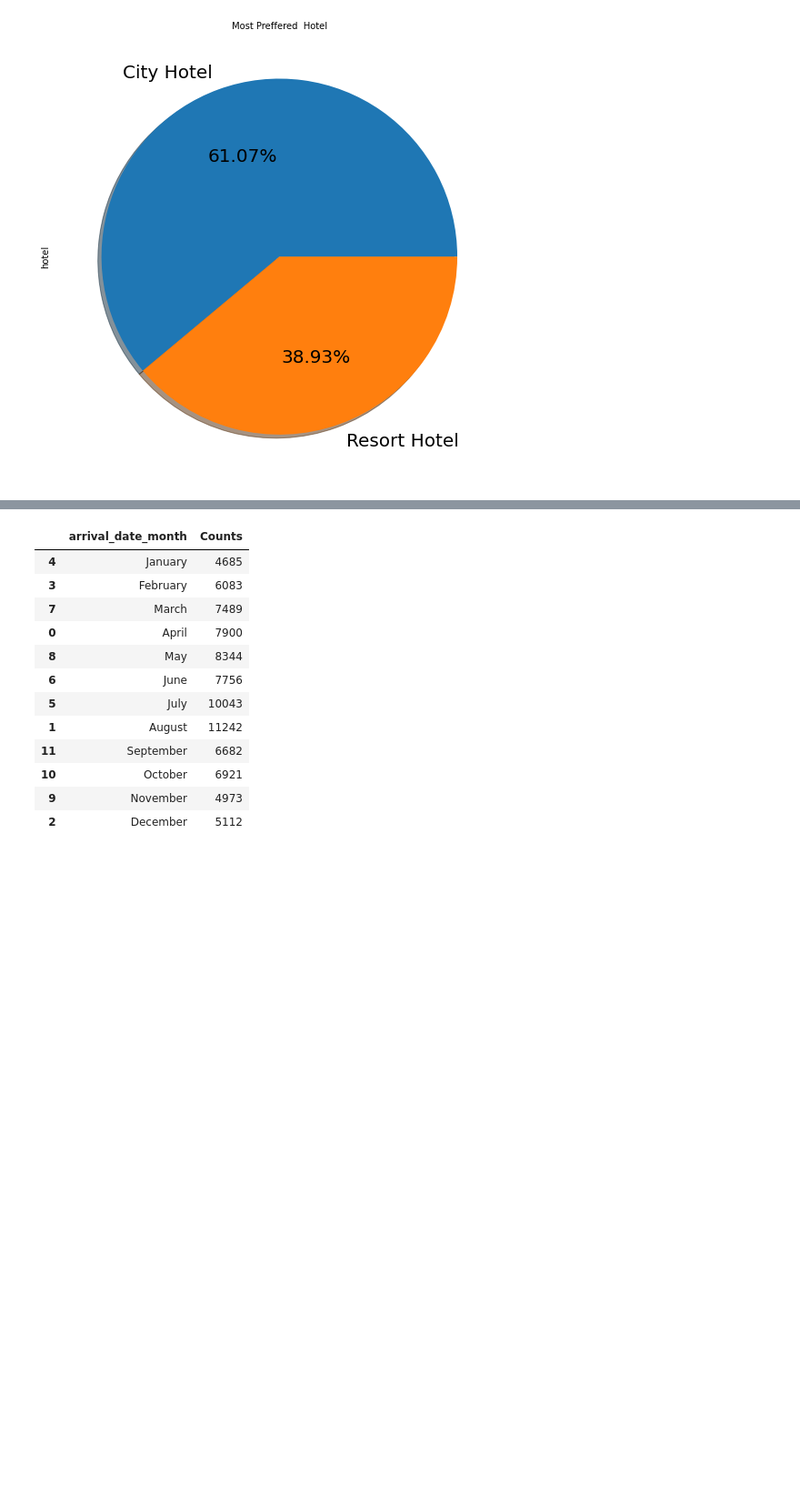
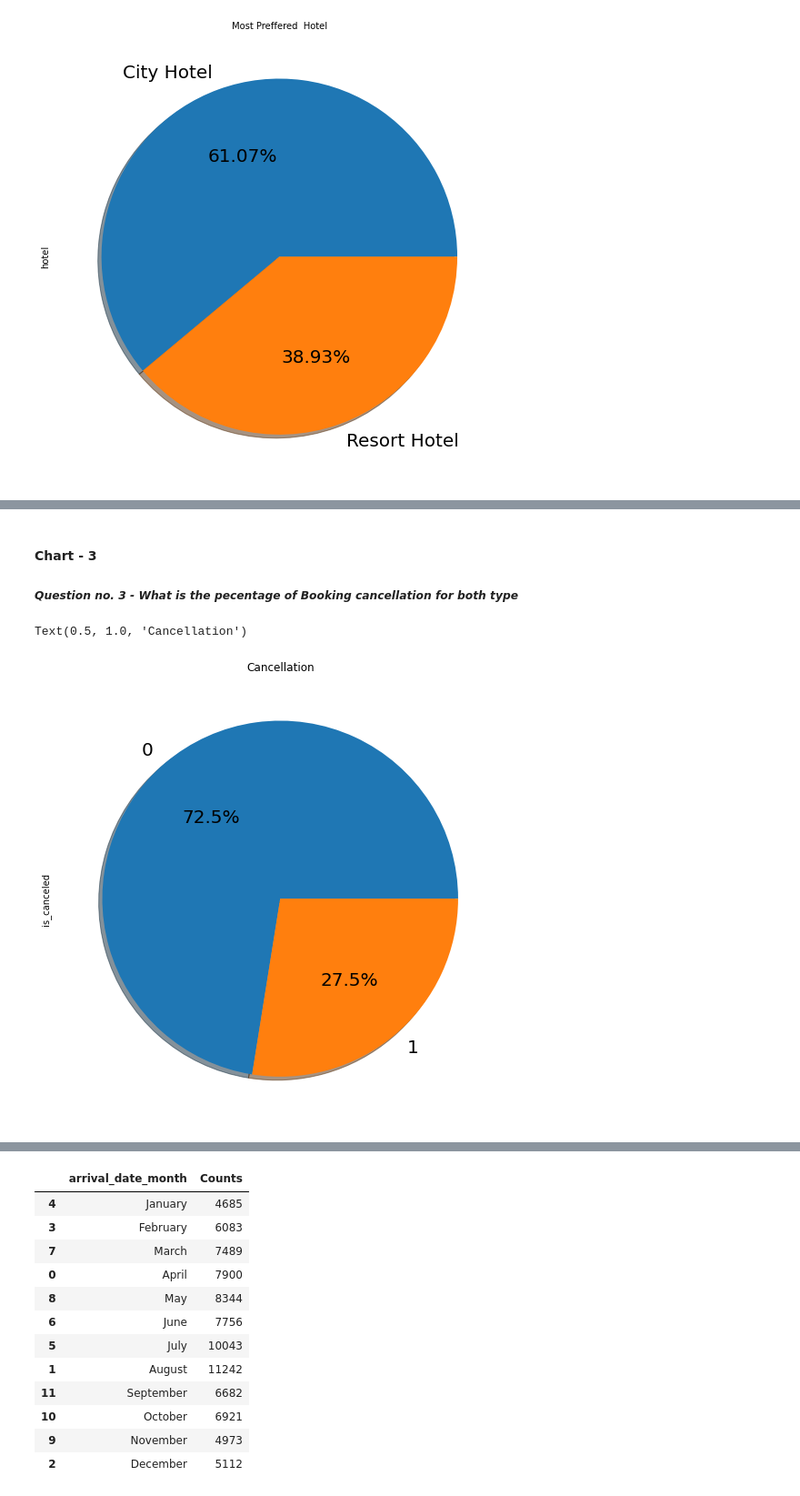
Before and after one commit to abhiwavhal/EDA-HOTEL-BOOKING-ANALYSIS, a Jupyter notebook: Hotel_booking_individual_EDA_Submission.ipynb, the cells around one changed output, grey strips where cells are left out. Shown at 91% size. Cells and saved outputs as stored; diff of their text form; code cells hidden in the pictures; blank space fills up the shorter version.

```diff
--- a/Hotel_booking_individual_EDA_Submission.ipynb
+++ b/Hotel_booking_individual_EDA_Submission.ipynb
@@ -443,2 +456,12 @@ sns.barplot(x=highest_adr['hotel'],y=highest_adr['adr'])
+# %% [markdown]
+#### Chart - 3
+##### *Question no. 3 - What is the pecentage of Booking cancellation for both type*
+# %%
+# Chart - 3 visualization code
+df1['is_canceled'].value_counts().plot.pie(autopct='%1.1f%%', shadow=True, figsize=(11,9),fontsize=20)
+plt.title("Cancellation")
+# %% [output]
+Text(0.5, 1.0, 'Cancellation')
+[figure, added]
 # %% [markdown]
 ##### 1. Why did you pick the specific chart?
```
Also changed, not shown: parts of 124 cells of this notebook.
